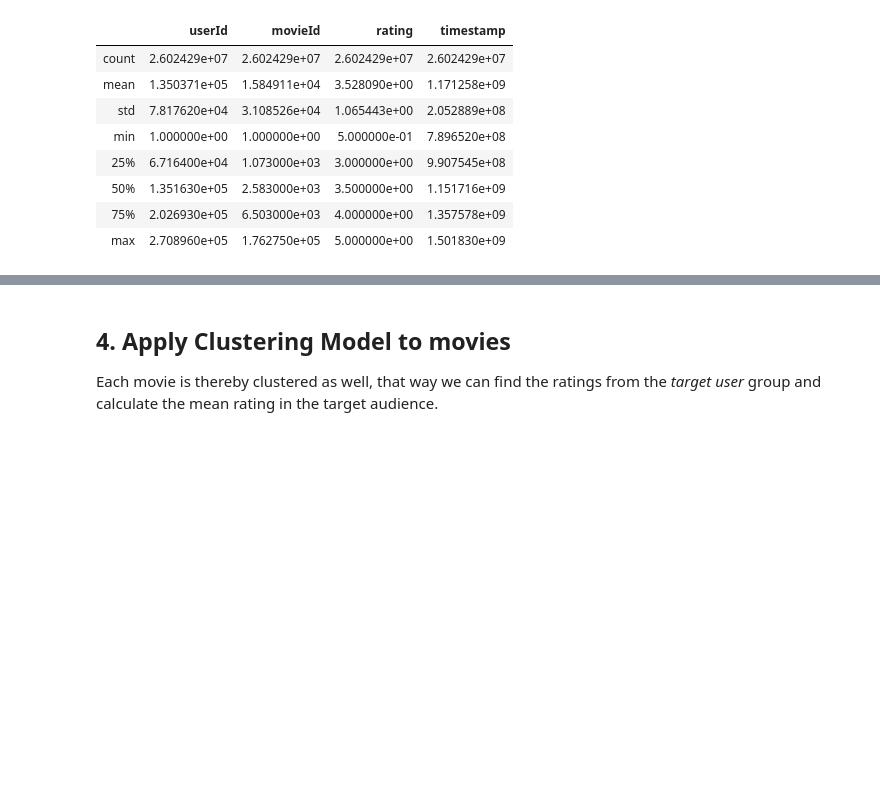
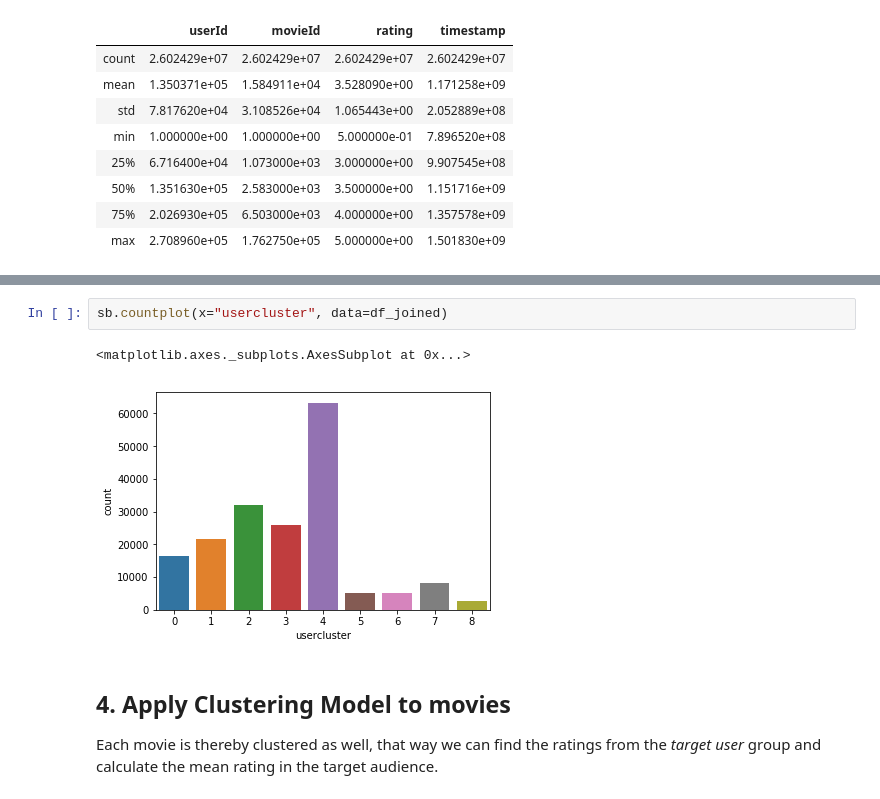
Before and after one commit to janapfeffer/DM_Project_MoviePrediction, a Jupyter notebook: ClusterExperiments.ipynb, the cells around one changed output, grey strips where cells are left out. Saved outputs shown, nothing was run; the diff lists cells and outputs as text; blank space fills up the shorter version.

Commit message:
count plot for cluster size added

```diff
--- a/ClusterExperiments.ipynb
+++ b/ClusterExperiments.ipynb
@@ -660,4 +660,9 @@ df_ratingsjoined.describe()
 | max | 2.708960e+05 | 1.762750e+05 | 5.000000e+00 | 1.501830e+09 | 8.000000e+00 |
+# %%
+sb.countplot(x="usercluster", data=df_joined)
+# %% [output]
+<matplotlib.axes._subplots.AxesSubplot at 0x...>
+[figure, added]
 # %% [markdown]
 ## 4. Apply Clustering Model to movies
 Each movie is thereby clustered as well, that way we can find the ratings from the <i>target user</i> group and calculate the mean rating in the target audience.
```
Also changed, not shown: parts of 3 cells of this notebook.
